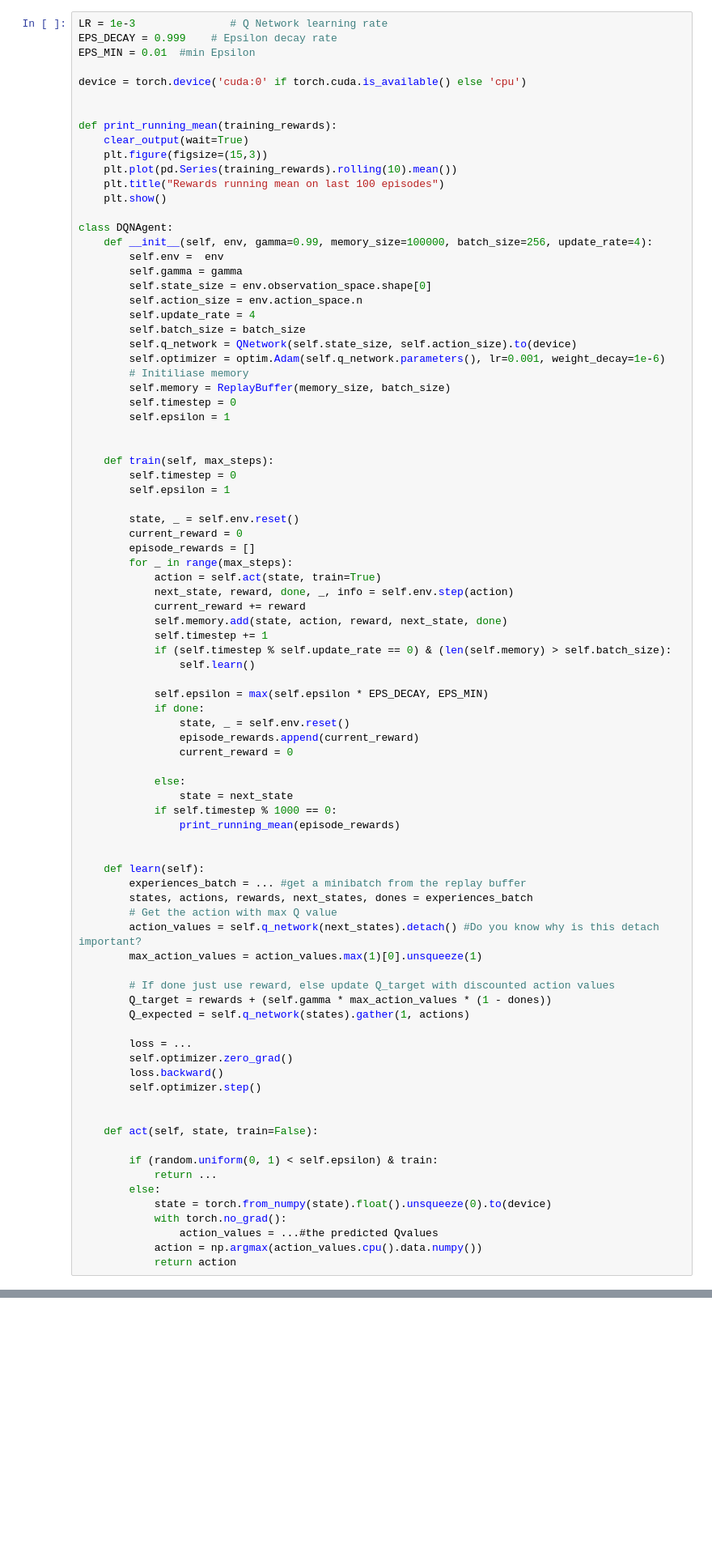
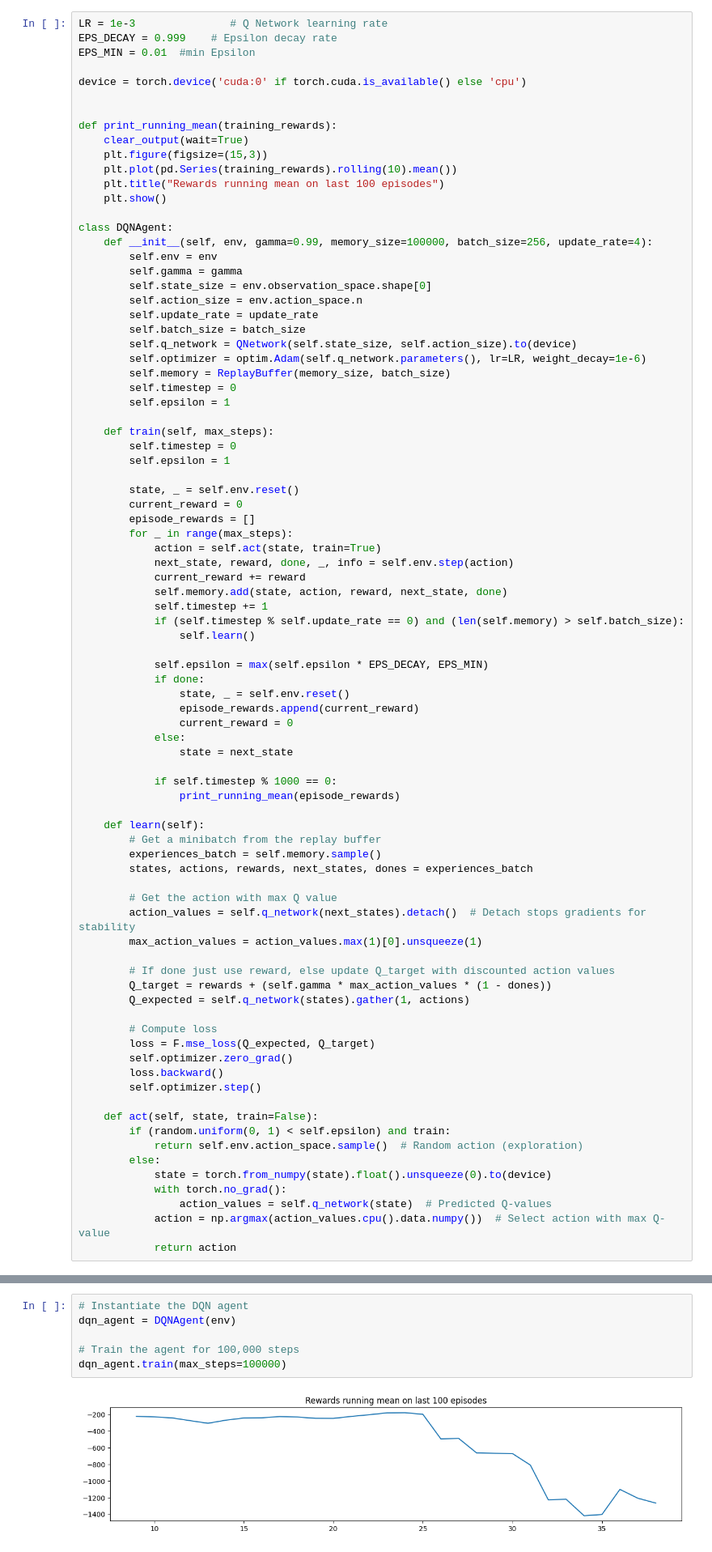
Before and after one commit to TheoDuval24/AIF2024, a Jupyter notebook: rl/DQN.ipynb, the cells around one changed output, grey strips where cells are left out. Shown at 81% size. Saved outputs shown, nothing was run; the diff lists cells and outputs as text; blank space fills up the shorter version.

```diff
--- a/rl/DQN.ipynb
+++ b/rl/DQN.ipynb
@@ -194,19 +189,17 @@ def print_running_mean(training_rewards):
 
 class DQNAgent:
     def __init__(self, env, gamma=0.99, memory_size=100000, batch_size=256, update_rate=4):
-        self.env =  env
+        self.env = env
         self.gamma = gamma
         self.state_size = env.observation_space.shape[0]
         self.action_size = env.action_space.n
-        self.update_rate = 4
+        self.update_rate = update_rate
         self.batch_size = batch_size
         self.q_network = QNetwork(self.state_size, self.action_size).to(device)
-        self.optimizer = optim.Adam(self.q_network.parameters(), lr=0.001, weight_decay=1e-6)
-        # Initiliase memory
+        self.optimizer = optim.Adam(self.q_network.parameters(), lr=LR, weight_decay=1e-6)
         self.memory = ReplayBuffer(memory_size, batch_size)
         self.timestep = 0
         self.epsilon = 1
-
 
     def train(self, max_steps):
         self.timestep = 0
@@ -221,7 +214,7 @@ class DQNAgent:
             current_reward += reward
             self.memory.add(state, action, reward, next_state, done)
             self.timestep += 1
-            if (self.timestep % self.update_rate == 0) & (len(self.memory) > self.batch_size):
+            if (self.timestep % self.update_rate == 0) and (len(self.memory) > self.batch_size):
                 self.learn()
 
             self.epsilon = max(self.epsilon * EPS_DECAY, EPS_MIN)
@@ -229,37 +222,37 @@ class DQNAgent:
                 state, _ = self.env.reset()
                 episode_rewards.append(current_reward)
                 current_reward = 0
-
             else:
                 state = next_state
+
             if self.timestep % 1000 == 0:
                 print_running_mean(episode_rewards)
 
+    def learn(self):
+        # Get a minibatch from the replay buffer
+        experiences_batch = self.memory.sample()
+        states, actions, rewards, next_states, dones = experiences_batch
 
-    def learn(self):
-        experiences_batch = ... #get a minibatch from the replay buffer
-        states, actions, rewards, next_states, dones = experiences_batch
         # Get the action with max Q value
-        action_values = self.q_network(next_states).detach() #Do you know why is this detach important?
+        action_values = self.q_network(next_states).detach()  # Detach stops gradients for stability
         max_action_values = action_values.max(1)[0].unsqueeze(1)
 
         # If done just use reward, else update Q_target with discounted action values
         Q_target = rewards + (self.gamma * max_action_values * (1 - dones))
         Q_expected = self.q_network(states).gather(1, actions)
 
-        loss = ...
+        # Compute loss
+        loss = F.mse_loss(Q_expected, Q_target)
         self.optimizer.zero_grad()
         loss.backward()
         self.optimizer.step()
 
-
     def act(self, state, train=False):
-
-        if (random.uniform(0, 1) < self.epsilon) & train:
-            return ...
+        if (random.uniform(0, 1) < self.epsilon) and train:
+            return self.env.action_space.sample()  # Random action (exploration)
         else:
             state = torch.from_numpy(state).float().unsqueeze(0).to(device)
             with torch.no_grad():
-                action_values = ...#the predicted Qvalues
-            action = np.argmax(action_values.cpu().data.numpy())
+                action_values = self.q_network(state)  # Predicted Q-values
+            action = np.argmax(action_values.cpu().data.numpy())  # Select action with max Q-value
             return action
@@ -271,3 +265,11 @@ dqn_agent = ...
+# %%
+# Instantiate the DQN agent
+dqn_agent = DQNAgent(env)
+
+# Train the agent for 100,000 steps
+dqn_agent.train(max_steps=100000)
+# %% [output]
+[figure, added]
 # %% [markdown]
 Complete the following code to visualize your agent playing
 # %%
```
Also changed, not shown: parts of 13 cells of this notebook.
